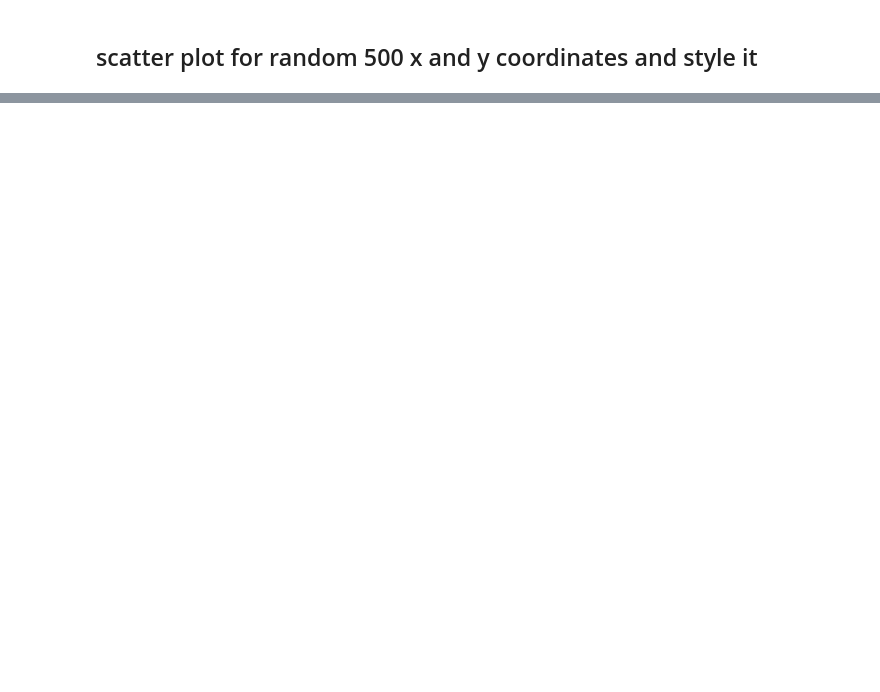
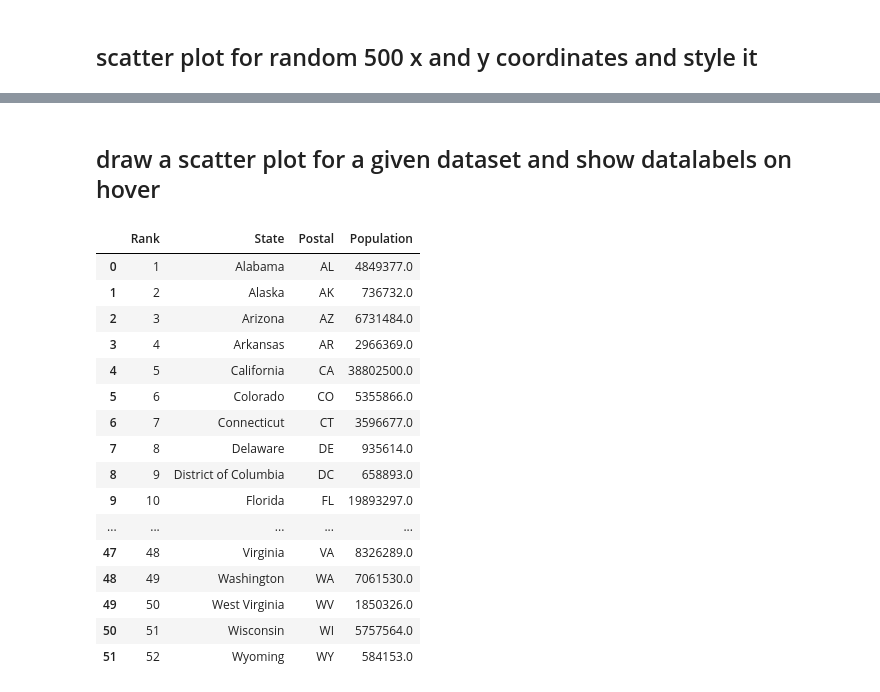
Before and after one commit to Jayeshdahiwale/ML_Libraries, a Jupyter notebook: Programs/plotly.ipynb, the cells around one changed output, grey strips where cells are left out. Saved outputs shown, nothing was run; the diff lists cells and outputs as text; code cells hidden in the pictures; blank space fills up the shorter version.

```diff
--- a/Programs/plotly.ipynb
+++ b/Programs/plotly.ipynb
@@ -70,3 +70,5 @@ fig.update_layout(title_text='Graph between Random X nd Y', title_x=0.5)
 fig.show()
 # %% [output]
 [interactive output not drawn]
+# %% [markdown]
+## draw a scatter plot for a given dataset and show datalabels on hover
@@ -72,0 +77,22 @@ fig.show()
+# %%
+df = pd.read_csv("https://raw.githubusercontent.com/plotly/datasets/master/2014_usa_states.csv")
+# %%
+df
+# %% [output]
+|  | Rank | State | Postal | Population |
+| 0 | 1 | Alabama | AL | 4849377.0 |
+| 1 | 2 | Alaska | AK | 736732.0 |
+| 2 | 3 | Arizona | AZ | 6731484.0 |
+| 3 | 4 | Arkansas | AR | 2966369.0 |
+| 4 | 5 | California | CA | 38802500.0 |
+| 5 | 6 | Colorado | CO | 5355866.0 |
+| 6 | 7 | Connecticut | CT | 3596677.0 |
+| 7 | 8 | Delaware | DE | 935614.0 |
+| 8 | 9 | District of Columbia | DC | 658893.0 |
+| 9 | 10 | Florida | FL | 19893297.0 |
+| ... | ... | ... | ... | ... |
+| 47 | 48 | Virginia | VA | 8326289.0 |
+| 48 | 49 | Washington | WA | 7061530.0 |
+| 49 | 50 | West Virginia | WV | 1850326.0 |
+| 50 | 51 | Wisconsin | WI | 5757564.0 |
+| 51 | 52 | Wyoming | WY | 584153.0 |
```
Also changed, not shown: parts of 3 cells of this notebook.
